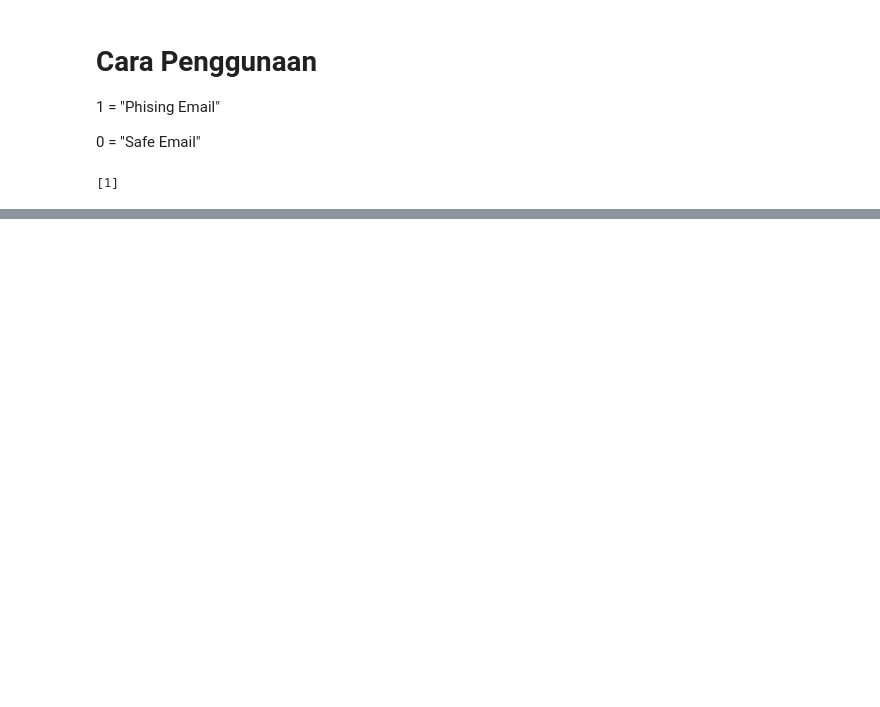
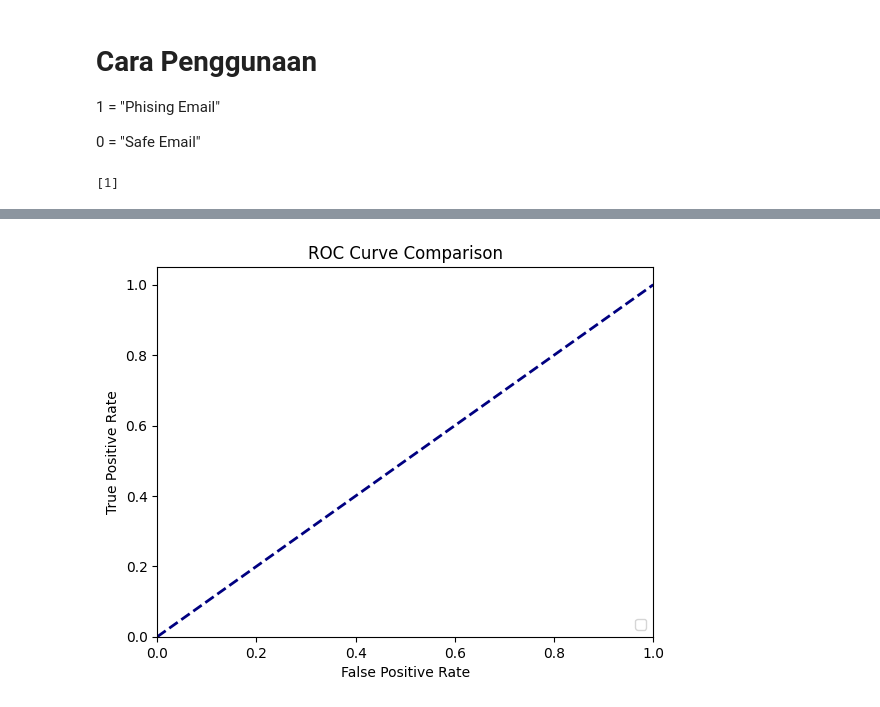
Before and after one commit to akshrasingh/cyber_security, a Jupyter notebook: phishing-email-detection-thesis.ipynb, the cells around one changed output, grey strips where cells are left out. Saved outputs shown, nothing was run; the diff lists cells and outputs as text; code cells hidden in the pictures; blank space fills up the shorter version.

```diff
--- a/phishing-email-detection-thesis.ipynb
+++ b/phishing-email-detection-thesis.ipynb
@@ -456,0 +513,12 @@ print(predictions)
+# %%
+# Plot formatting for ROC curve comparison
+plt.plot([0, 1], [0, 1], color='navy', lw=2, linestyle='--')
+plt.xlim([0.0, 1.0])
+plt.ylim([0.0, 1.05])
+plt.xlabel('False Positive Rate')
+plt.ylabel('True Positive Rate')
+plt.title('ROC Curve Comparison')
+plt.legend(loc="lower right")
+plt.show()
+# %% [output]
+[figure, added]
```
Also changed, not shown: parts of 25 cells of this notebook, 1 other file.
